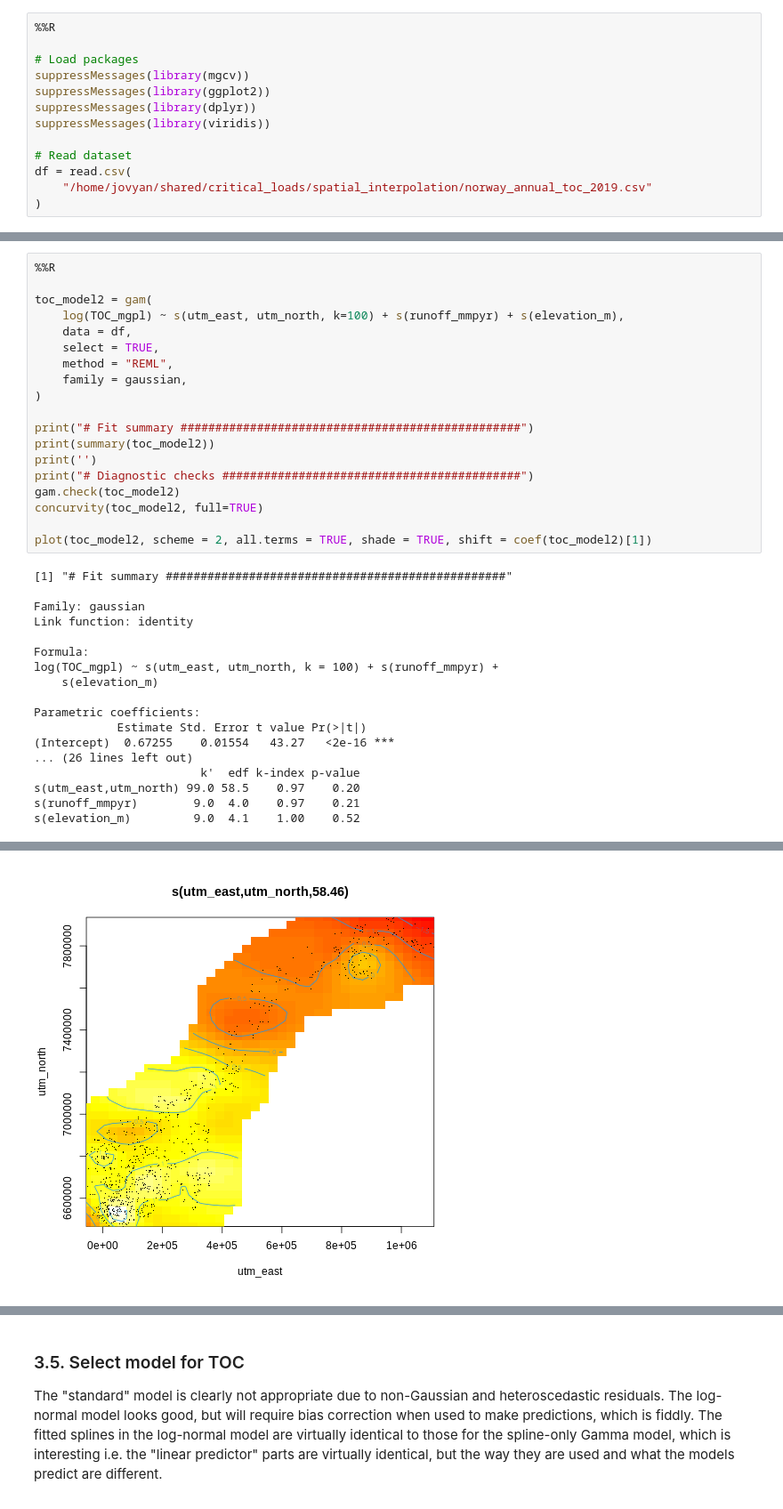
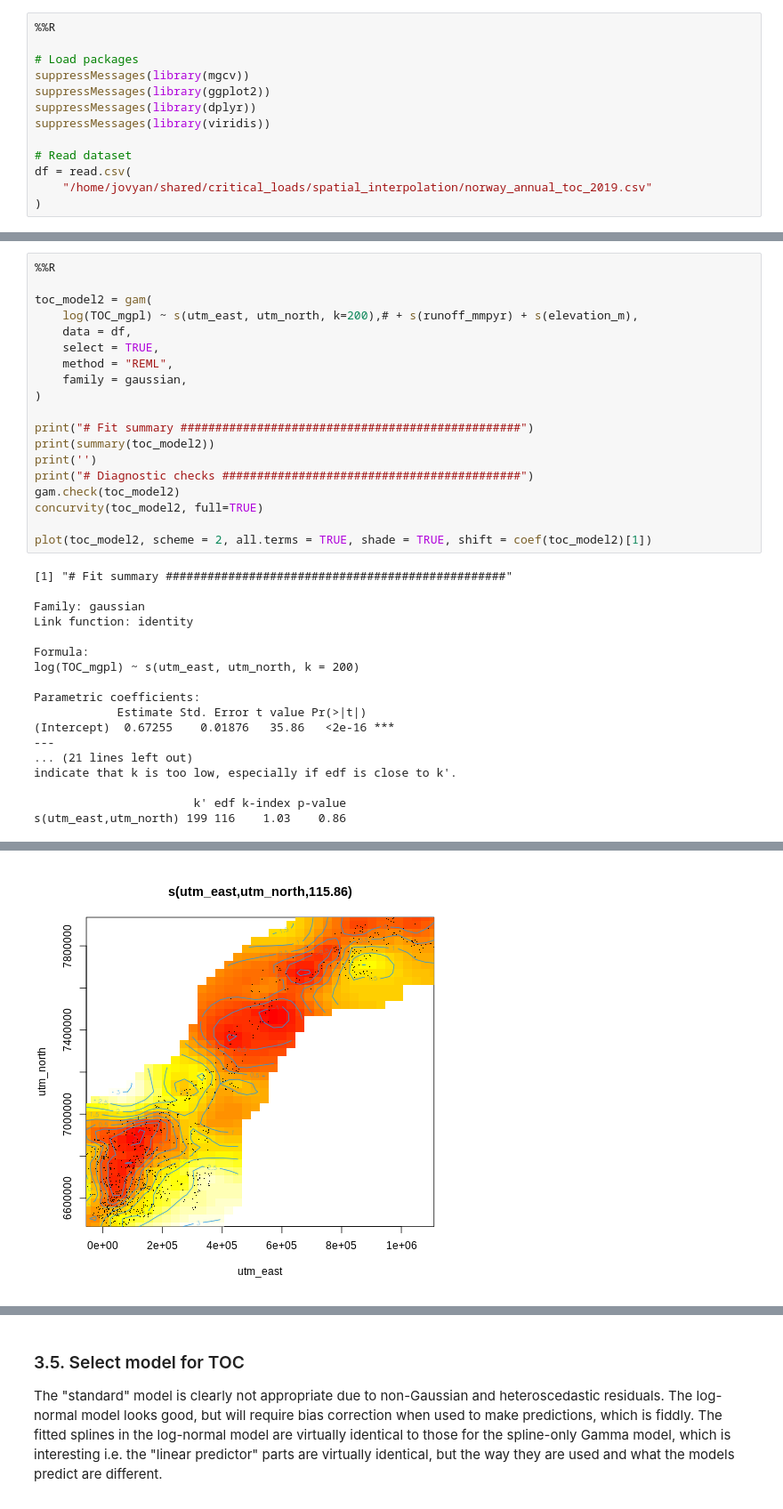
Before and after one commit to JamesSample/critical_loads_2, a Jupyter notebook: notebooks/workflow_update_2023/02b_statistical_models.ipynb, the cells around one changed output, grey strips where cells are left out. Shown at 89% size. Drawn from its saved outputs; the diff is of its cells as text.

```diff
--- a/notebooks/workflow_update_2023/02b_statistical_models.ipynb
+++ b/notebooks/workflow_update_2023/02b_statistical_models.ipynb
@@ -241,7 +241,7 @@ Signif. codes:  0 ‘***’ 0.001 ‘**’ 0.01 ‘*’ 0.05 ‘.’ 0.1 ‘ ’
 %%R
 
 toc_model2 = gam(
-    log(TOC_mgpl) ~ s(utm_east, utm_north, k=100) + s(runoff_mmpyr) + s(elevation_m),
+    log(TOC_mgpl) ~ s(utm_east, utm_north, k=200),# + s(runoff_mmpyr) + s(elevation_m),
     data = df,
     select = TRUE,
     method = "REML",
@@ -263,14 +263,14 @@ Family: gaussian
 Link function: identity
 
 Formula:
-log(TOC_mgpl) ~ s(utm_east, utm_north, k = 100) + s(runoff_mmpyr) +
-    s(elevation_m)
+log(TOC_mgpl) ~ s(utm_east, utm_north, k = 200)
 
 Parametric coefficients:
             Estimate Std. Error t value Pr(>|t|)
-(Intercept)  0.67255    0.01554   43.27   <2e-16 ***
-... (26 lines left out)
-                        k'  edf k-index p-value
-s(utm_east,utm_north) 99.0 58.5    0.97    0.20
-s(runoff_mmpyr)        9.0  4.0    0.97    0.21
-s(elevation_m)         9.0  4.1    1.00    0.52
+(Intercept)  0.67255    0.01876   35.86   <2e-16 ***
+---
+... (21 lines left out)
+indicate that k is too low, especially if edf is close to k'.
+
+                       k' edf k-index p-value
+s(utm_east,utm_north) 199 116    1.03    0.86
@@ -278 +278 @@ s(elevation_m)         9.0  4.1    1.00    0.52
-[figure, old version]
+[figure, new version]
```
Also changed, not shown: parts of 10 cells of this notebook, 10 other files.
